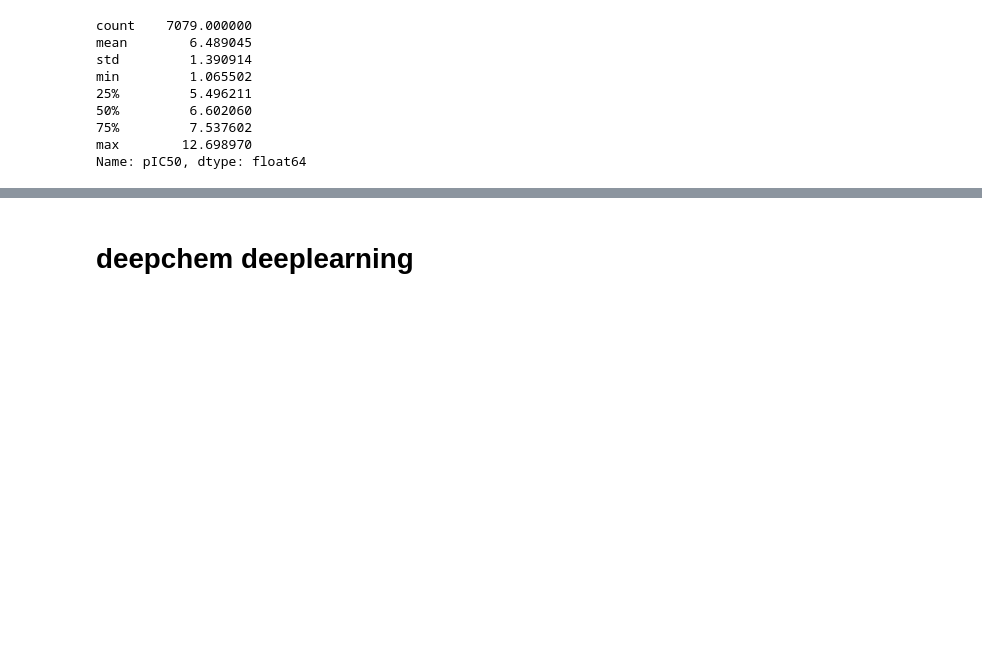
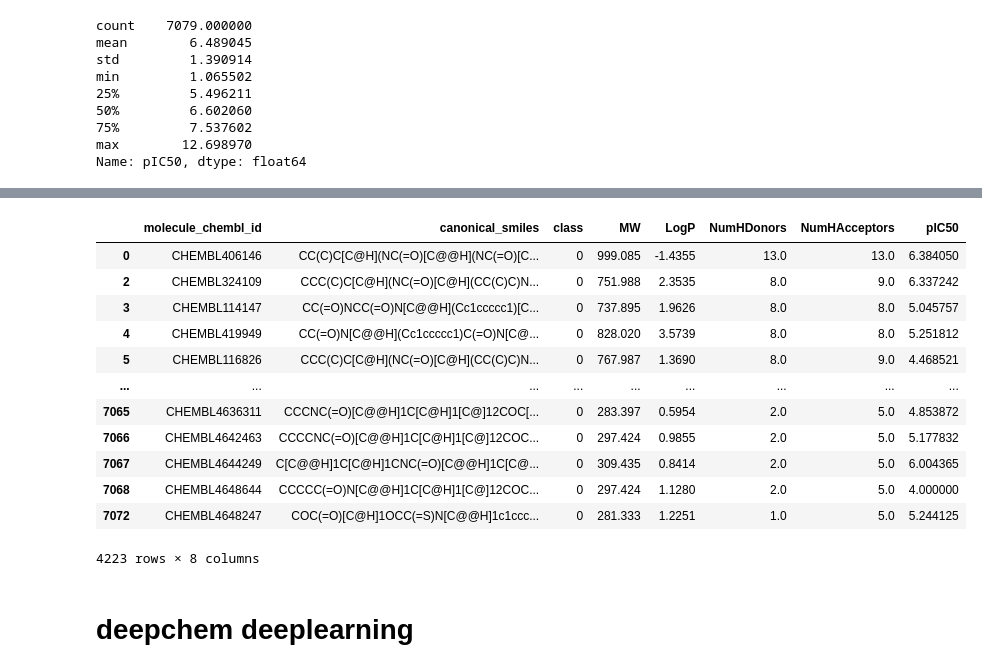
Before and after one commit to pj0616/deepchem_for_dti_prediction, a Jupyter notebook: jupyter_notebook_files/3a_chembl_BACE1_deeplearning_predict.ipynb, the cells around one changed output, grey strips where cells are left out. Saved outputs shown, nothing was run; the diff lists cells and outputs as text; code cells hidden in the pictures; blank space fills up the shorter version.

```diff
--- a/jupyter_notebook_files/3a_chembl_BACE1_deeplearning_predict.ipynb
+++ b/jupyter_notebook_files/3a_chembl_BACE1_deeplearning_predict.ipynb
@@ -321,6 +321,22 @@ df_final
 | 7077 | CHEMBL4648883 | C[C@H]1C[C@H]2CC(F)(F)C(N)=N[C@@]... | 1 | 467.423 | 3.1903 | 2.0 | 7.0 | 8.823909 |
 | 7078 | CHEMBL4636350 | NC1=N[C@@]2(c3cc(NC(=O)c4cnc(OCF)... | 1 | 485.413 | 3.1399 | 2.0 | 7.0 | 8.602060 |
 7079 rows × 8 columns
+# %%
+df_final[df_final['class']==0]
+# %% [output]
+|  | molecule_chembl_id | canonical_smiles | class | MW | LogP | NumHDonors | NumHAcceptors | pIC50 |
+| 0 | CHEMBL406146 | CC(C)C[C@H](NC(=O)[C@@H](NC(=O)[C... | 0 | 999.085 | -1.4355 | 13.0 | 13.0 | 6.384050 |
+| 2 | CHEMBL324109 | CCC(C)C[C@H](NC(=O)[C@H](CC(C)C)N... | 0 | 751.988 | 2.3535 | 8.0 | 9.0 | 6.337242 |
+| 3 | CHEMBL114147 | CC(=O)NCC(=O)N[C@@H](Cc1ccccc1)[C... | 0 | 737.895 | 1.9626 | 8.0 | 8.0 | 5.045757 |
+| 4 | CHEMBL419949 | CC(=O)N[C@@H](Cc1ccccc1)C(=O)N[C@... | 0 | 828.020 | 3.5739 | 8.0 | 8.0 | 5.251812 |
+| 5 | CHEMBL116826 | CCC(C)C[C@H](NC(=O)[C@H](CC(C)C)N... | 0 | 767.987 | 1.3690 | 8.0 | 9.0 | 4.468521 |
+| ... | ... | ... | ... | ... | ... | ... | ... | ... |
+| 7065 | CHEMBL4636311 | CCCNC(=O)[C@@H]1C[C@H]1[C@]12COC[... | 0 | 283.397 | 0.5954 | 2.0 | 5.0 | 4.853872 |
+| 7066 | CHEMBL4642463 | CCCCNC(=O)[C@@H]1C[C@H]1[C@]12COC... | 0 | 297.424 | 0.9855 | 2.0 | 5.0 | 5.177832 |
+| 7067 | CHEMBL4644249 | C[C@@H]1C[C@H]1CNC(=O)[C@@H]1C[C@... | 0 | 309.435 | 0.8414 | 2.0 | 5.0 | 6.004365 |
+| 7068 | CHEMBL4648644 | CCCCC(=O)N[C@@H]1C[C@H]1[C@]12COC... | 0 | 297.424 | 1.1280 | 2.0 | 5.0 | 4.000000 |
+| 7072 | CHEMBL4648247 | COC(=O)[C@H]1OCC(=S)N[C@@H]1c1ccc... | 0 | 281.333 | 1.2251 | 1.0 | 5.0 | 5.244125 |
+4223 rows × 8 columns
 # %%
 df_final.to_csv('chembl_bace_class_and_pic50_20210802_temp.csv', index=False)
 # %% [markdown]
```
Also changed, not shown: parts of 3 cells of this notebook, 2 other files.
